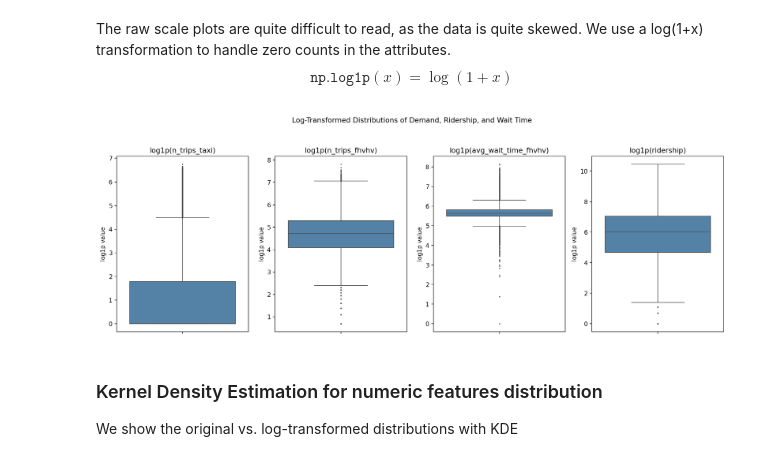
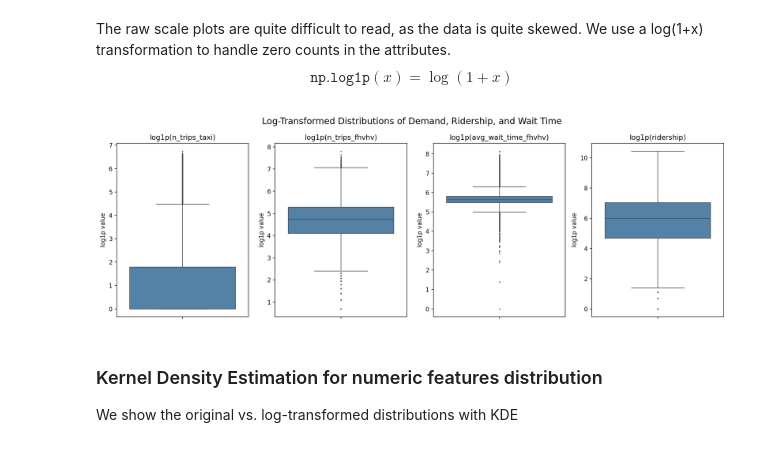
Before and after one commit to hannimeee/nyc_taxi_demand_response, a Jupyter notebook: code/04_exploratory_analysis.ipynb, the cells around one changed output. Cells and saved outputs as stored; diff of their text form; code cells hidden in the pictures.

Commit message:
Added large text plots for report readability

```diff
--- a/code/04_exploratory_analysis.ipynb
+++ b/code/04_exploratory_analysis.ipynb
@@ -526,35 +537,35 @@ $$\texttt{np.log1p}(x) = \log(1+x)$$
 # %%
 # Plot the box plots on log scale for better visualisation! with outlier points
 log_plot_pd = (
     sdf_tlc_hourly
     .select(boxplot_feature_cols)
     .dropna()
     .toPandas()
 )
 
 # Add log(1+x) column for plotting
 for col in boxplot_feature_cols:
     log_plot_pd[f"log1p_{col}"] = np.log1p(log_plot_pd[col])
 
 log_boxplot_cols = [f"log1p_{col}" for col in boxplot_feature_cols]
 
 fig, axes = plt.subplots(1, 4, figsize=(15, 5), dpi=160)
 for ax, col in zip(axes, log_boxplot_cols):
     sns.boxplot(
         y=log_plot_pd[col],
         ax=ax,
         color="steelblue",
         showfliers=True,
         fliersize=1
     )
     ax.set_title(col.replace("log1p_", "log1p(") + ")")
     ax.set_ylabel("log1p value")
 
-plt.suptitle("Log-Transformed Distributions of Demand, Ridership, and Wait Time", y=1.05)
+plt.suptitle("Log-Transformed Distributions of Demand, Ridership, and Wait Time", fontsize=15, y=0.98)
 plt.tight_layout()
 plt.show()
 # %% [output]
-[figure, old version]
+[figure, new version]
 # %% [markdown]
 ### Kernel Density Estimation for numeric features distribution
 We show the original vs. log-transformed distributions with KDE
```
Also changed, not shown: parts of 8 cells of this notebook.
